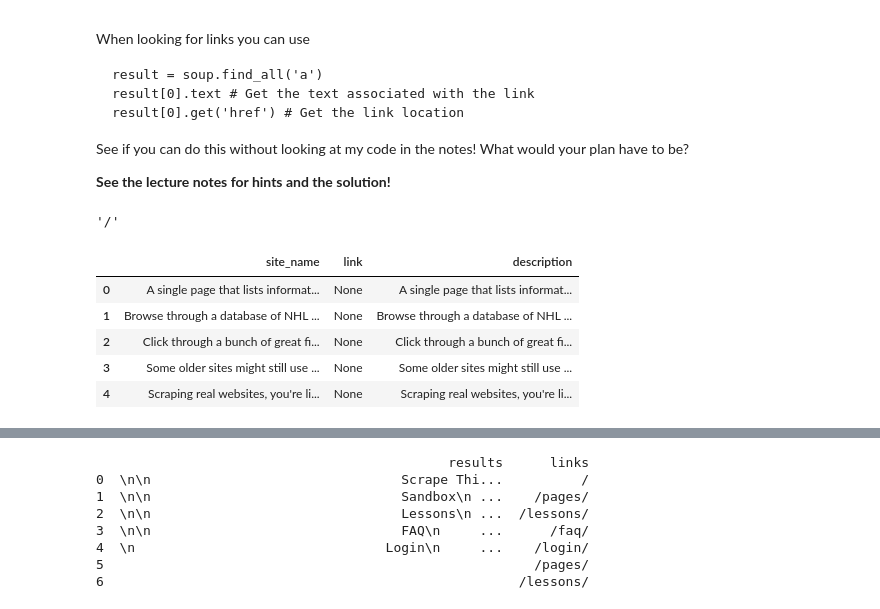
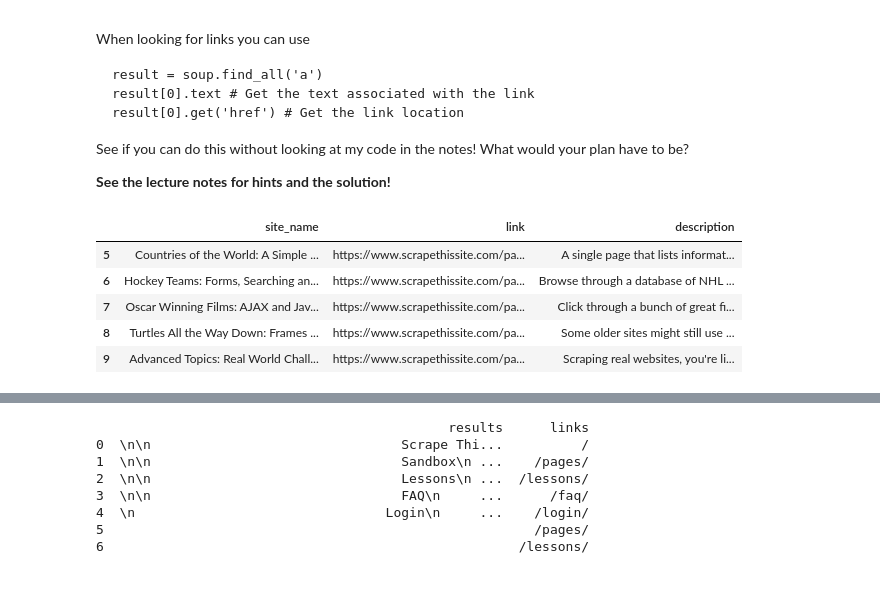
Before and after one commit to jfanshawe2/Day12, a Jupyter notebook: Day12-HW.ipynb, the cells around one changed output, grey strips where cells are left out. Cells and saved outputs as stored; diff of their text form; code cells hidden in the pictures.

```diff
--- a/Day12-HW.ipynb
+++ b/Day12-HW.ipynb
@@ -329,22 +298,24 @@ result = soup.find_all('a')
 result[0].text.rstrip().lstrip()
 # The first few are from the top of the page not the main content
 result[0].get('href')
+result[5].text.lstrip().rstrip()
+result2= soup.find_all('p', class_="lead session-desc")
-# %% [output]
-'/'
 # %%
 DF = pd.DataFrame()
-result = soup.find_all('p',class_="lead session-desc")
 DF['site_name'] = result
 DF['site_name'] = DF['site_name'].apply(lambda x: x.text.lstrip().rstrip())
 DF['link'] = result
 DF['link'] = DF['link'].apply(lambda x: x.get('href'))
-DF['description'] = result
+base_website = 'https://www.scrapethissite.com'
+DF['link'] = DF['link'].apply(lambda x: base_website+x)
+DF = DF.drop([0,1,2,3,4])
+DF['description'] = result2
 DF['description'] = DF['description'].apply(lambda x: x.text.rstrip().lstrip())
 DF
 # %% [output]
 |  | site_name | link | description |
-| 0 | A single page that lists informat... | None | A single page that lists informat... |
-| 1 | Browse through a database of NHL ... | None | Browse through a database of NHL ... |
-| 2 | Click through a bunch of great fi... | None | Click through a bunch of great fi... |
-| 3 | Some older sites might still use ... | None | Some older sites might still use ... |
-| 4 | Scraping real websites, you're li... | None | Scraping real websites, you're li... |
+| 5 | Countries of the World: A Simple ... | https://www.scrapethissite.com/pa... | A single page that lists informat... |
+| 6 | Hockey Teams: Forms, Searching an... | https://www.scrapethissite.com/pa... | Browse through a database of NHL ... |
+| 7 | Oscar Winning Films: AJAX and Jav... | https://www.scrapethissite.com/pa... | Click through a bunch of great fi... |
+| 8 | Turtles All the Way Down: Frames ... | https://www.scrapethissite.com/pa... | Some older sites might still use ... |
+| 9 | Advanced Topics: Real World Chall... | https://www.scrapethissite.com/pa... | Scraping real websites, you're li... |
```
Also changed, not shown: parts of 5 cells of this notebook.
